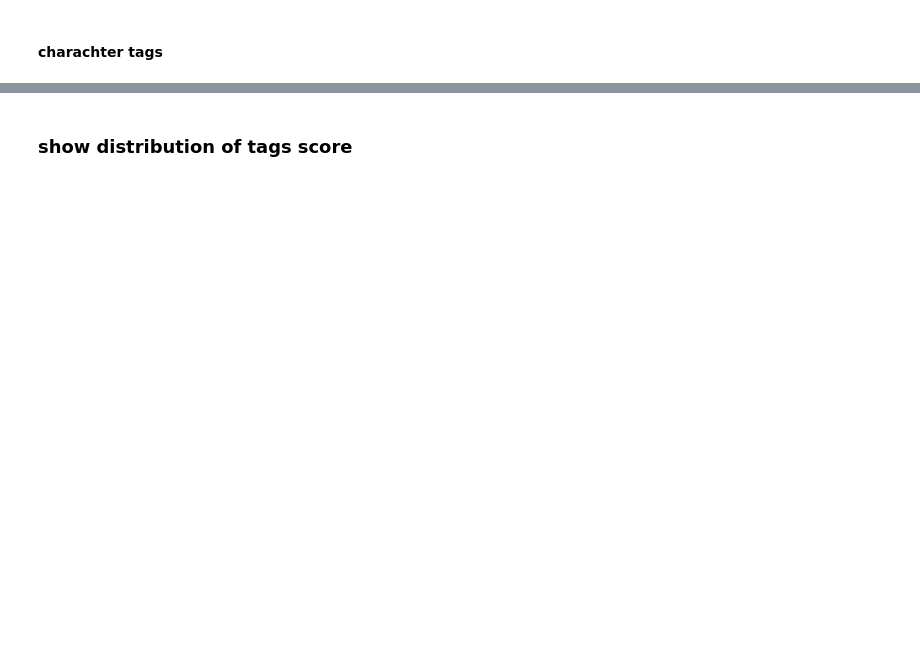
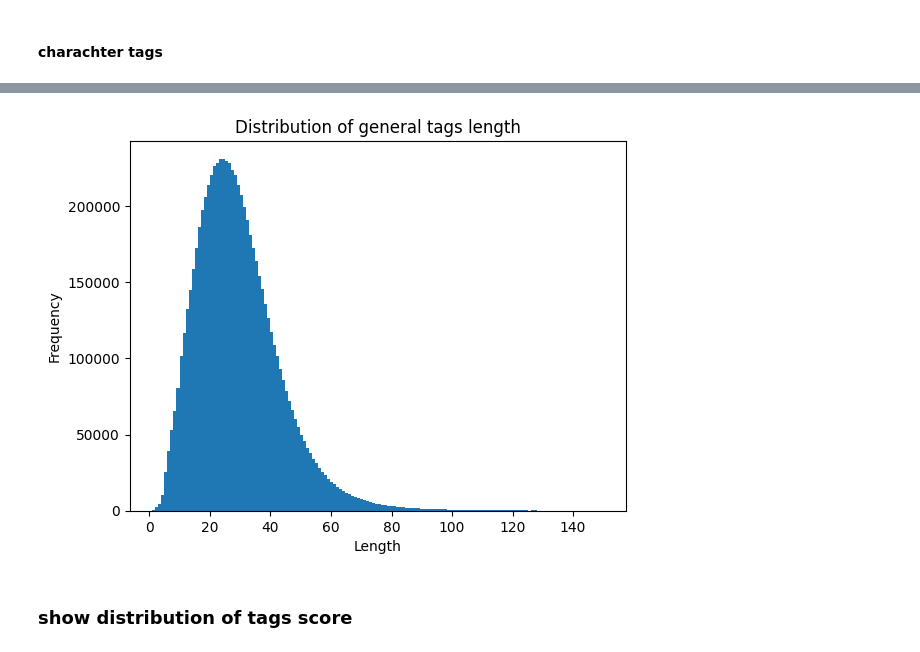
Before and after one commit to p1atdev/danbooru-tags-transformer, a Jupyter notebook: train/train_tokenizer.ipynb, the cells around one changed output, grey strips where cells are left out. Cells and saved outputs as stored; diff of their text form; code cells hidden in the pictures; blank space fills up the shorter version.

```diff
--- a/train/train_tokenizer.ipynb
+++ b/train/train_tokenizer.ipynb
@@ -179,0 +220,11 @@ len(popular_character_tags)
+# %%
+general_tags_length = ds.map(
+    lambda x: {
+        "generaL_tags_length": (
+            len(x["general"].split(", ")) if x["general"] is not None else 0
+        ),
+    },
+    batched=False,
+    remove_columns=ds.column_names,
+)["generaL_tags_length"]
+general_tags_length
@@ -180,3 +276,12 @@ len(popular_character_tags)
+# %%
+# plot
+plt.hist(general_tags_length, bins=150, range=(1, 150))
+plt.xlabel("Length")
+plt.ylabel("Frequency")
+plt.title("Distribution of general tags length")
+plt.show()
+# %% [output]
+[figure, added]
 # %% [markdown]
 ### show distribution of tags score
 # %%
```
Also changed, not shown: parts of 37 cells of this notebook.
